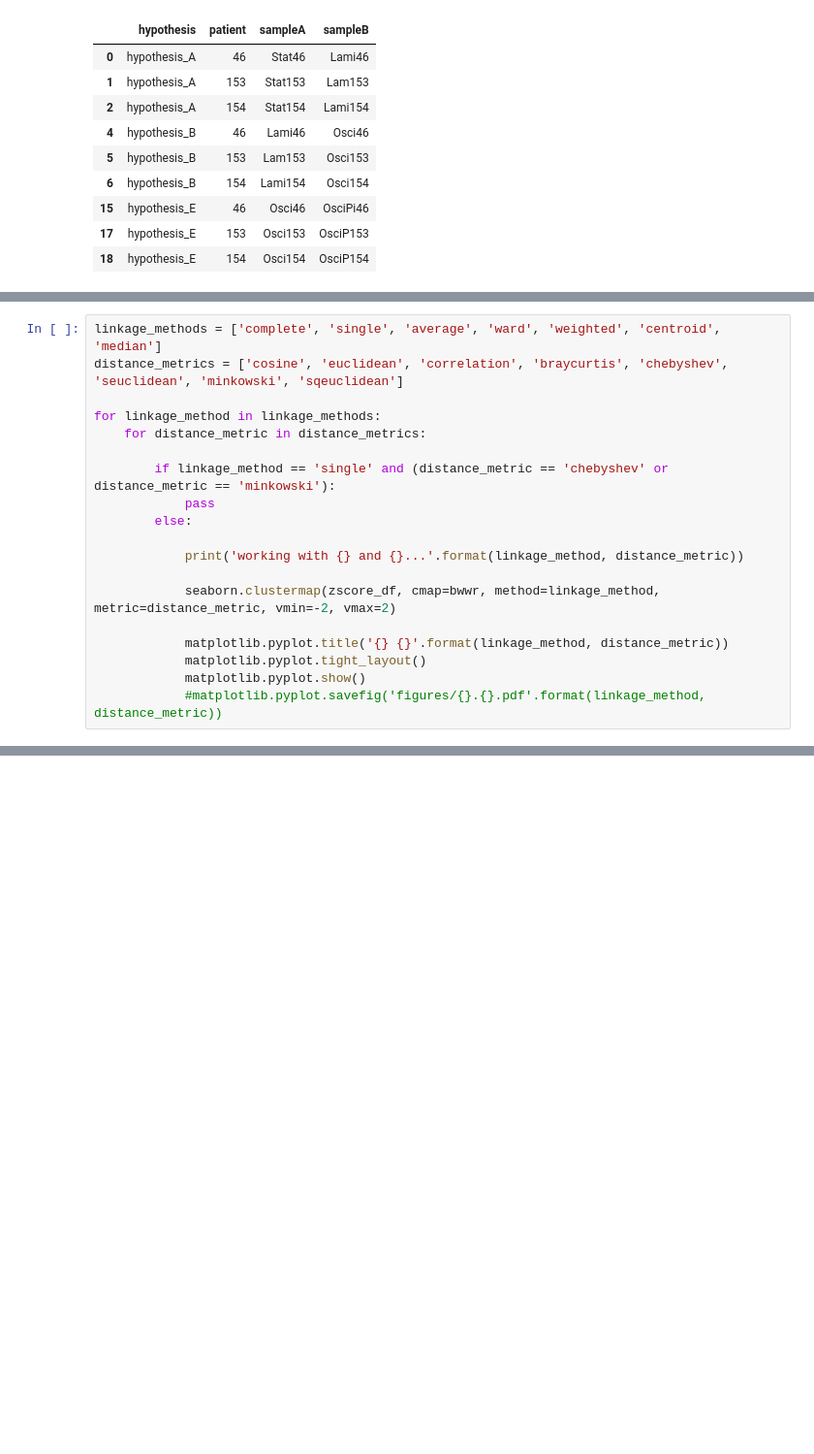
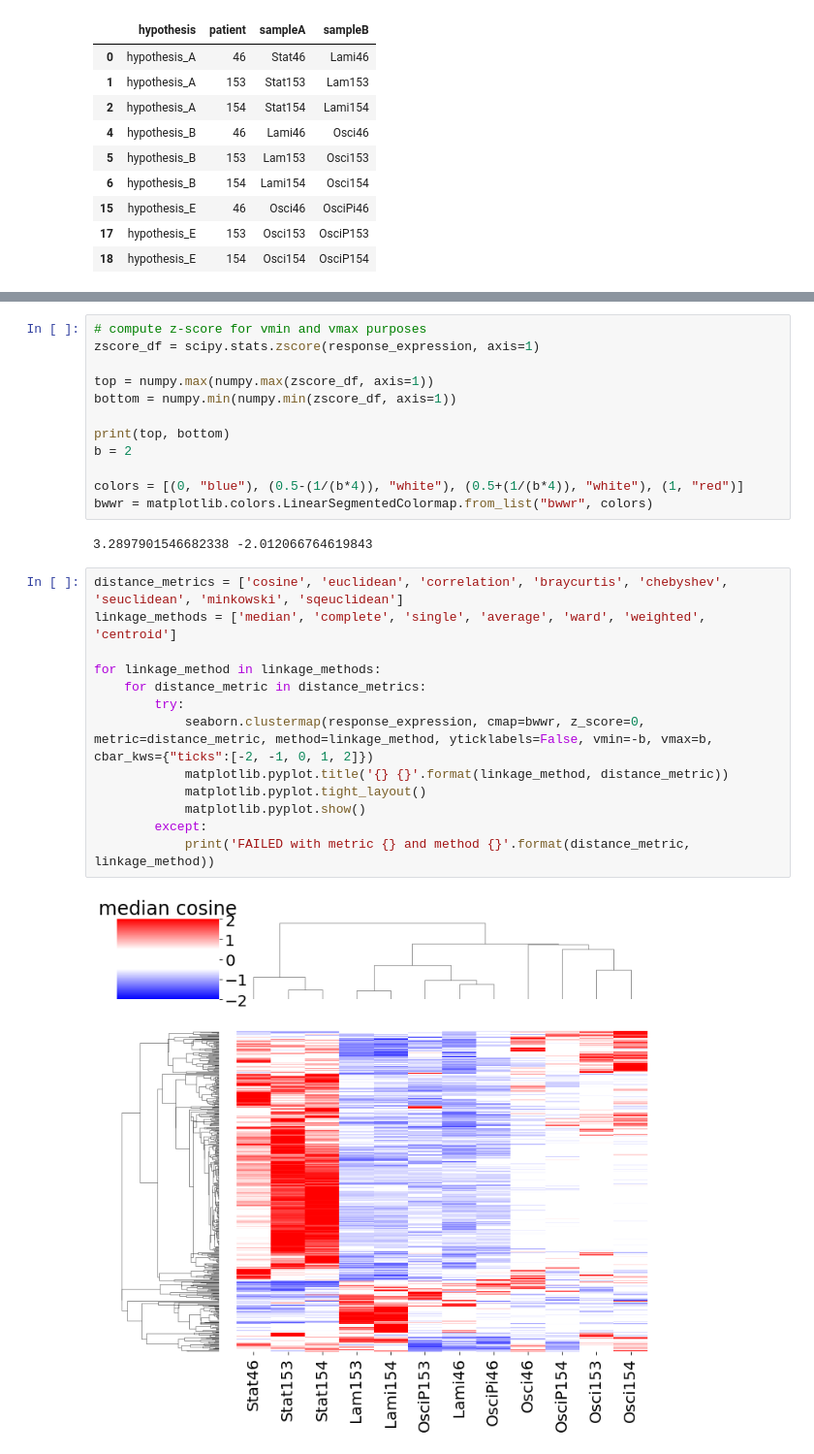
Before and after one commit to adelomana/egoi, a Jupyter notebook: gene_expression_analysis/heatmap/heatmap script based on sleuth (dranga).ipynb, the cells around one changed output, grey strips where cells are left out. Shown at 97% size. Saved outputs shown, nothing was run; the diff lists cells and outputs as text; blank space fills up the shorter version.

Commit message:
working on choosing best heatmap

```diff
--- a/gene_expression_analysis/heatmap/heatmap script based on sleuth (dranga).ipynb
+++ b/gene_expression_analysis/heatmap/heatmap script based on sleuth (dranga).ipynb
@@ -228,19 +213,0 @@ print(top, bottom)
-# %%
-linkage_methods = ['complete', 'single', 'average', 'ward', 'weighted', 'centroid', 'median']
-distance_metrics = ['cosine', 'euclidean', 'correlation', 'braycurtis', 'chebyshev', 'seuclidean', 'minkowski', 'sqeuclidean']
-
-for linkage_method in linkage_methods:
-    for distance_metric in distance_metrics:
-
-        if linkage_method == 'single' and (distance_metric == 'chebyshev' or distance_metric == 'minkowski'):
-            pass
-        else:
-
-            print('working with {} and {}...'.format(linkage_method, distance_metric))
-
-            seaborn.clustermap(zscore_df, cmap=bwwr, method=linkage_method, metric=distance_metric, vmin=-2, vmax=2)
-
-            matplotlib.pyplot.title('{} {}'.format(linkage_method, distance_metric))
-            matplotlib.pyplot.tight_layout()
-            matplotlib.pyplot.show()
-            #matplotlib.pyplot.savefig('figures/{}.{}.pdf'.format(linkage_method, distance_metric))
@@ -260,0 +227,29 @@ working with complete and seuclidean...
+# %%
+# compute z-score for vmin and vmax purposes
+zscore_df = scipy.stats.zscore(response_expression, axis=1)
+
+top = numpy.max(numpy.max(zscore_df, axis=1))
+bottom = numpy.min(numpy.min(zscore_df, axis=1))
+
+print(top, bottom)
+b = 2
+
+colors = [(0, "blue"), (0.5-(1/(b*4)), "white"), (0.5+(1/(b*4)), "white"), (1, "red")]
+bwwr = matplotlib.colors.LinearSegmentedColormap.from_list("bwwr", colors)
+# %% [output]
+3.2897901546682338 -2.012066764619843
+# %%
+distance_metrics = ['cosine', 'euclidean', 'correlation', 'braycurtis', 'chebyshev', 'seuclidean', 'minkowski', 'sqeuclidean']
+linkage_methods = ['median', 'complete', 'single', 'average', 'ward', 'weighted', 'centroid']
+
+for linkage_method in linkage_methods:
+    for distance_metric in distance_metrics:
+        try:
+            seaborn.clustermap(response_expression, cmap=bwwr, z_score=0, metric=distance_metric, method=linkage_method, yticklabels=False, vmin=-b, vmax=b, cbar_kws={"ticks":[-2, -1, 0, 1, 2]})
+            matplotlib.pyplot.title('{} {}'.format(linkage_method, distance_metric))
+            matplotlib.pyplot.tight_layout()
+            matplotlib.pyplot.show()
+        except:
+            print('FAILED with metric {} and method {}'.format(distance_metric, linkage_method))
+# %% [output]
+[figure, added]
```
Also changed, not shown: parts of 13 cells of this notebook.
